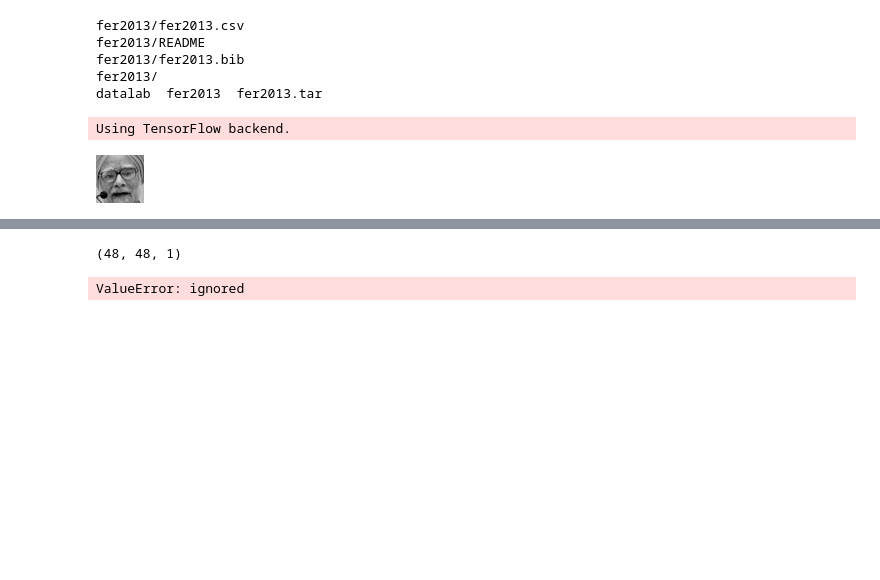
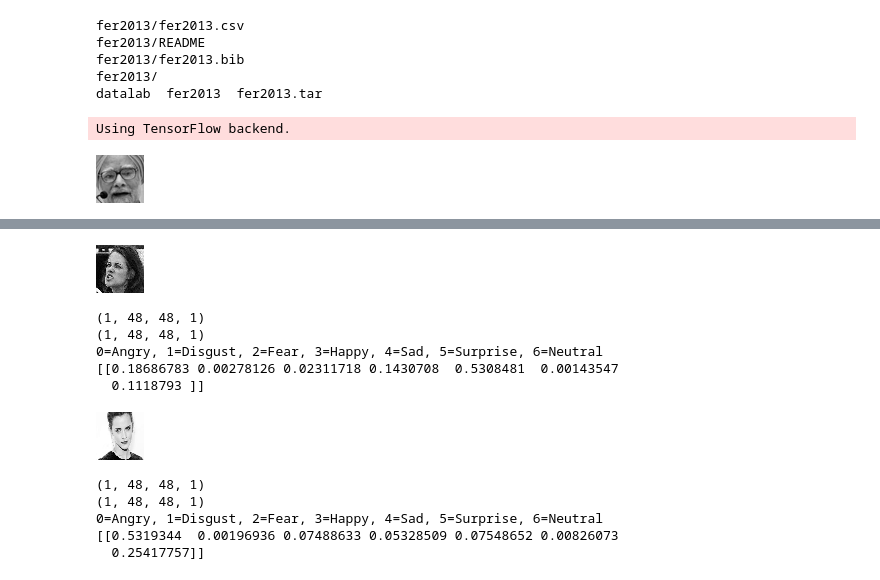
Before and after one commit to Curiousss/InkerIntern, a Jupyter notebook: FER_WINO_SEPARABLE_NO_CUDNN.ipynb, the cells around one changed output, grey strips where cells are left out. Drawn from its saved outputs; the diff is of its cells as text; code cells hidden in the pictures; blank space fills up the shorter version.

```diff
--- a/FER_WINO_SEPARABLE_NO_CUDNN.ipynb
+++ b/FER_WINO_SEPARABLE_NO_CUDNN.ipynb
@@ -35,7 +42,7 @@ from keras.preprocessing.image import ImageDataGenerator
 Using TensorFlow backend.
 # %%
 img_rows, img_cols = 48, 48
-batch_size = 128
+batch_size = 64
 classes = 7
 epoch = 100
 img_channels = 1
@@ -144,6 +151,7 @@ model.add(LeakyReLU())
 model.add(MaxPooling2D(pool_size=(2, 2), padding='same'))
 #model.add(Dropout(.3))
 
+'''
 model.add(SeparableConv2D(filters=1024, kernel_size=(3, 3), padding='same'))
 model.add(BatchNormalization())
 model.add(LeakyReLU())
@@ -151,28 +159,24 @@ model.add(SeparableConv2D(filters=1024, kernel_size=(3, 3), padding='same'))
 model.add(BatchNormalization())
 model.add(LeakyReLU())
 model.add(MaxPooling2D(pool_size=(2, 2), padding='same'))
+'''
 
 #model.add(Flatten())
 '''
-model.add(Dense(1024))
-model.add(BatchNormalization())
-model.add(LeakyReLU())
-model.add(Dropout(.5))
 
 model.add(Dense(2048))
 model.add(BatchNormalization())
 model.add(LeakyReLU())
 model.add(Dropout(.5))
 '''
-model.add(InputLayer(input_shape=(3, 3, 2048)))
+model.add(InputLayer(input_shape=(3, 3, 1024)))
 model.add(GlobalAveragePooling2D())
-
-
-model.add(Dense(2048))
+'''
+model.add(Dense(1024))
 model.add(BatchNormalization())
 model.add(LeakyReLU())
 model.add(Dropout(.5))
-
+'''
 model.add(Dense(7))
 model.add(Activation('softmax'))
 # %%
@@ -227,7 +231,7 @@ datagen.fit(train_x)
 model.fit_generator(datagen.flow(train_x, train_y,
                     batch_size=batch_size),
                     steps_per_epoch=(train_x.shape[0]/batch_size),
-                    epochs=150,
+                    epochs=50,
                     validation_data=(val_x, val_y),
                     callbacks=[checkpointer])
 print("--- %s seconds ---" % (time.time() - start_time))
@@ -253,7 +255,0 @@ KeyboardInterrupt: ignored
-# %%
-
-import time
-start_time  = time.time()
-model.fit(train_x, train_y, epochs=150, batch_size=batch_size, validation_data=(val_x, val_y),
-             callbacks=[checkpointer])
-print("--- %s seconds ---" % (time.time() - start_time))
@@ -305,5 +281,19 @@ uploaded = files.upload()
 celebanger = Image.open("celeb_fer1.jpg")
 predict_emotion(model, celebanger)
 # %% [output]
+[figure, added]
-(48, 48, 1)
+(1, 48, 48, 1)
+(1, 48, 48, 1)
+0=Angry, 1=Disgust, 2=Fear, 3=Happy, 4=Sad, 5=Surprise, 6=Neutral
+[[0.18686783 0.00278126 0.02311718 0.1430708  0.5308481  0.00143547
+  0.1118793 ]]
-ValueError: ignored
+# %%
+celeb = Image.open("Celeb.jpg")
+predict_emotion(model, celeb)
+# %% [output]
+[figure, added]
+(1, 48, 48, 1)
+(1, 48, 48, 1)
+0=Angry, 1=Disgust, 2=Fear, 3=Happy, 4=Sad, 5=Surprise, 6=Neutral
+[[0.5319344  0.00196936 0.07488633 0.05328509 0.07548652 0.00826073
+  0.25417757]]
```
Also changed, not shown: parts of 8 cells of this notebook.
